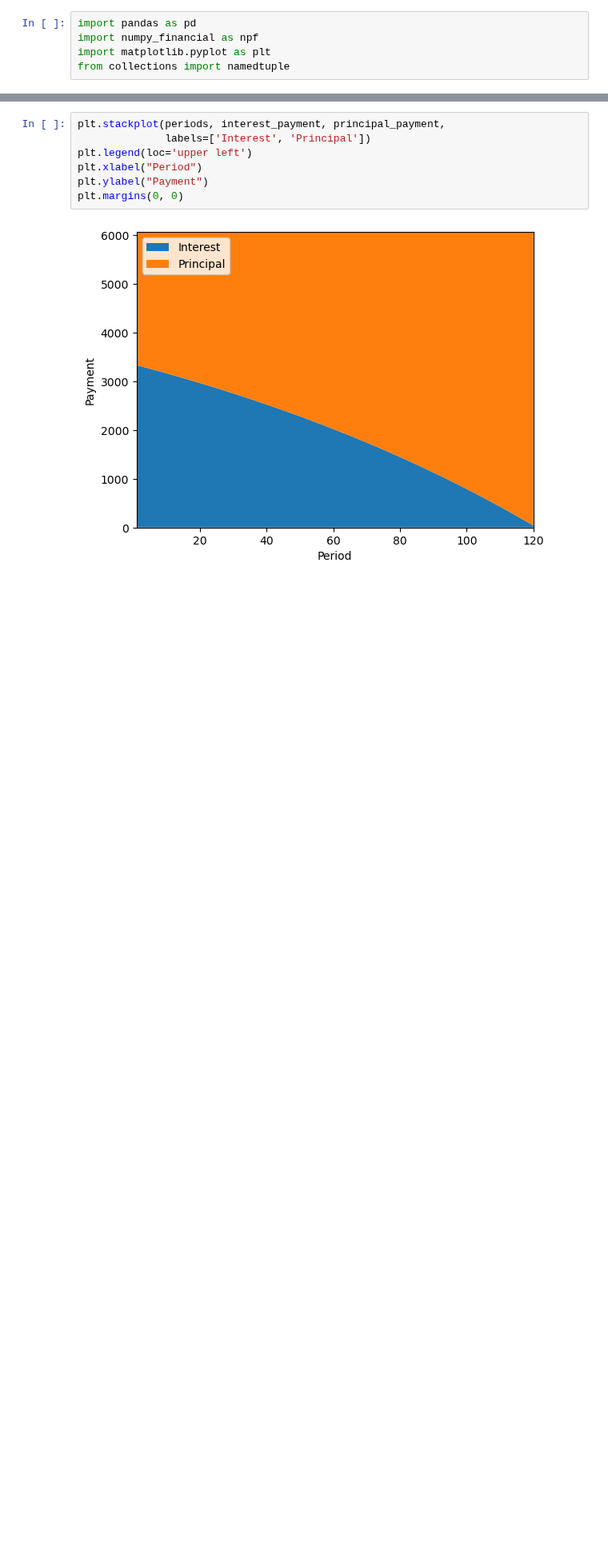
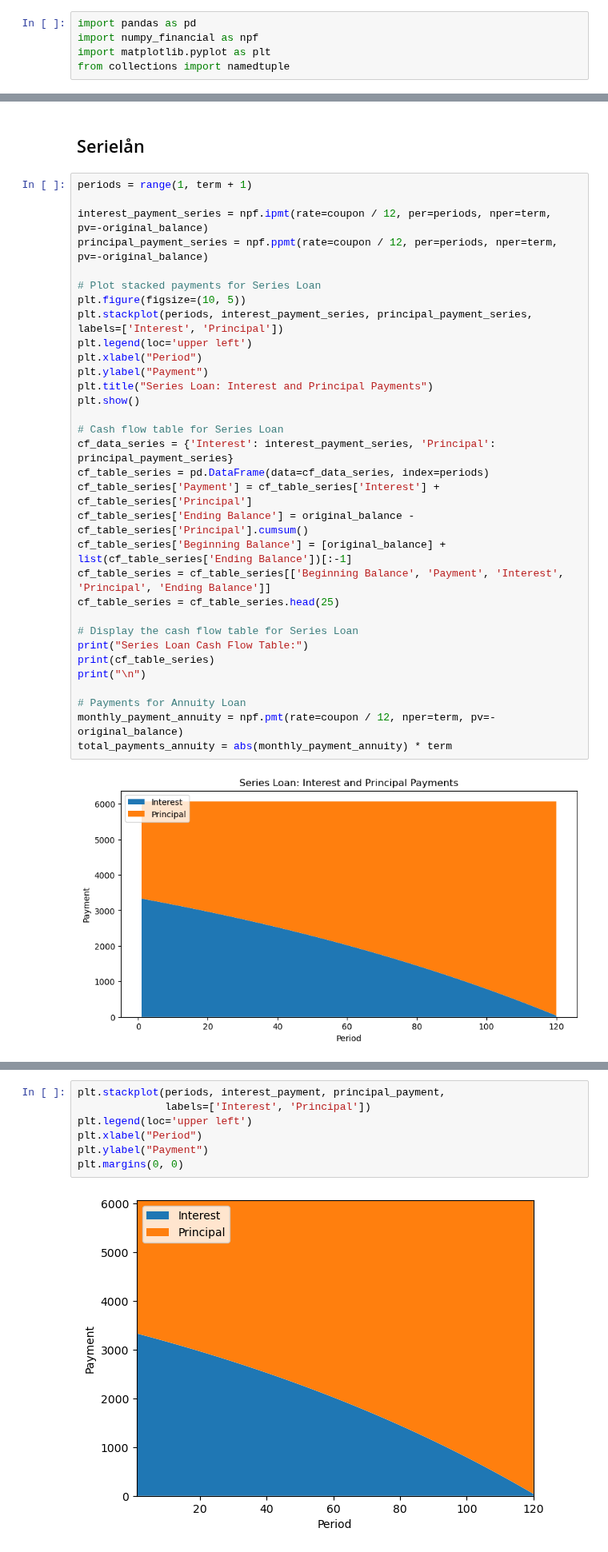
Before and after one commit to 591118/ProsjektADAH2023, a Jupyter notebook: test.ipynb, the cells around one changed output, grey strips where cells are left out. Shown at 80% size. Drawn from its saved outputs; the diff is of its cells as text; blank space fills up the shorter version.

Commit message:
data cleaning er ferdig

```diff
--- a/test.ipynb
+++ b/test.ipynb
@@ -5,0 +13,36 @@ from collections import namedtuple
+# %% [markdown]
+## Serielån
+# %%
+periods = range(1, term + 1)
+
+interest_payment_series = npf.ipmt(rate=coupon / 12, per=periods, nper=term, pv=-original_balance)
+principal_payment_series = npf.ppmt(rate=coupon / 12, per=periods, nper=term, pv=-original_balance)
+
+# Plot stacked payments for Series Loan
+plt.figure(figsize=(10, 5))
+plt.stackplot(periods, interest_payment_series, principal_payment_series, labels=['Interest', 'Principal'])
+plt.legend(loc='upper left')
+plt.xlabel("Period")
+plt.ylabel("Payment")
+plt.title("Series Loan: Interest and Principal Payments")
+plt.show()
+
+# Cash flow table for Series Loan
+cf_data_series = {'Interest': interest_payment_series, 'Principal': principal_payment_series}
+cf_table_series = pd.DataFrame(data=cf_data_series, index=periods)
+cf_table_series['Payment'] = cf_table_series['Interest'] + cf_table_series['Principal']
+cf_table_series['Ending Balance'] = original_balance - cf_table_series['Principal'].cumsum()
+cf_table_series['Beginning Balance'] = [original_balance] + list(cf_table_series['Ending Balance'])[:-1]
+cf_table_series = cf_table_series[['Beginning Balance', 'Payment', 'Interest', 'Principal', 'Ending Balance']]
+cf_table_series = cf_table_series.head(25)
+
+# Display the cash flow table for Series Loan
+print("Series Loan Cash Flow Table:")
+print(cf_table_series)
+print("\n")
+
+# Payments for Annuity Loan
+monthly_payment_annuity = npf.pmt(rate=coupon / 12, nper=term, pv=-original_balance)
+total_payments_annuity = abs(monthly_payment_annuity) * term
+# %% [output]
+[figure, added]
```
Also changed, not shown: parts of 10 cells of this notebook, 5 other files.
